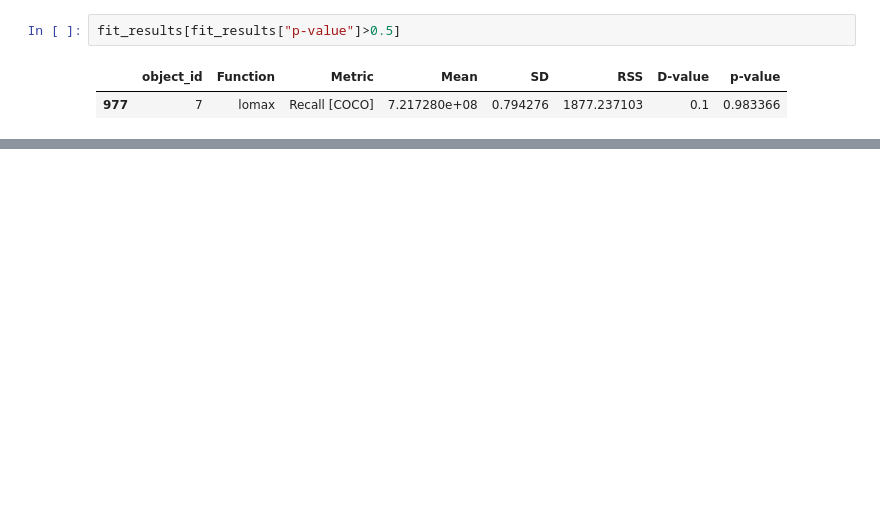
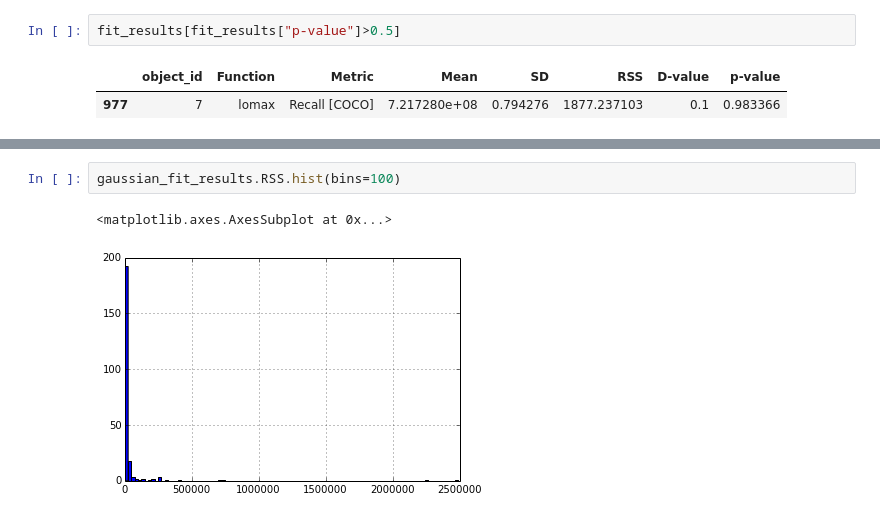
Before and after one commit to dorisjlee/crowd-seg, a Jupyter notebook: analysis/2017_01_11_Data_Fitting_All_Metrics.ipynb, the cells around one changed output, grey strips where cells are left out. Saved outputs shown, nothing was run; the diff lists cells and outputs as text; blank space fills up the shorter version.

```diff
--- a/analysis/2017_01_11_Data_Fitting_All_Metrics.ipynb
+++ b/analysis/2017_01_11_Data_Fitting_All_Metrics.ipynb
@@ -449,0 +447,5 @@ johnsonsu_fit_results = plot_all_Ji_hist(scipy.stats.johnsonsu)
+# %%
+gaussian_fit_results.RSS.hist(bins=100)
+# %% [output]
+<matplotlib.axes.AxesSubplot at 0x...>
+[figure, added]
```
Also changed, not shown: parts of 32 cells of this notebook, 4 other files.
